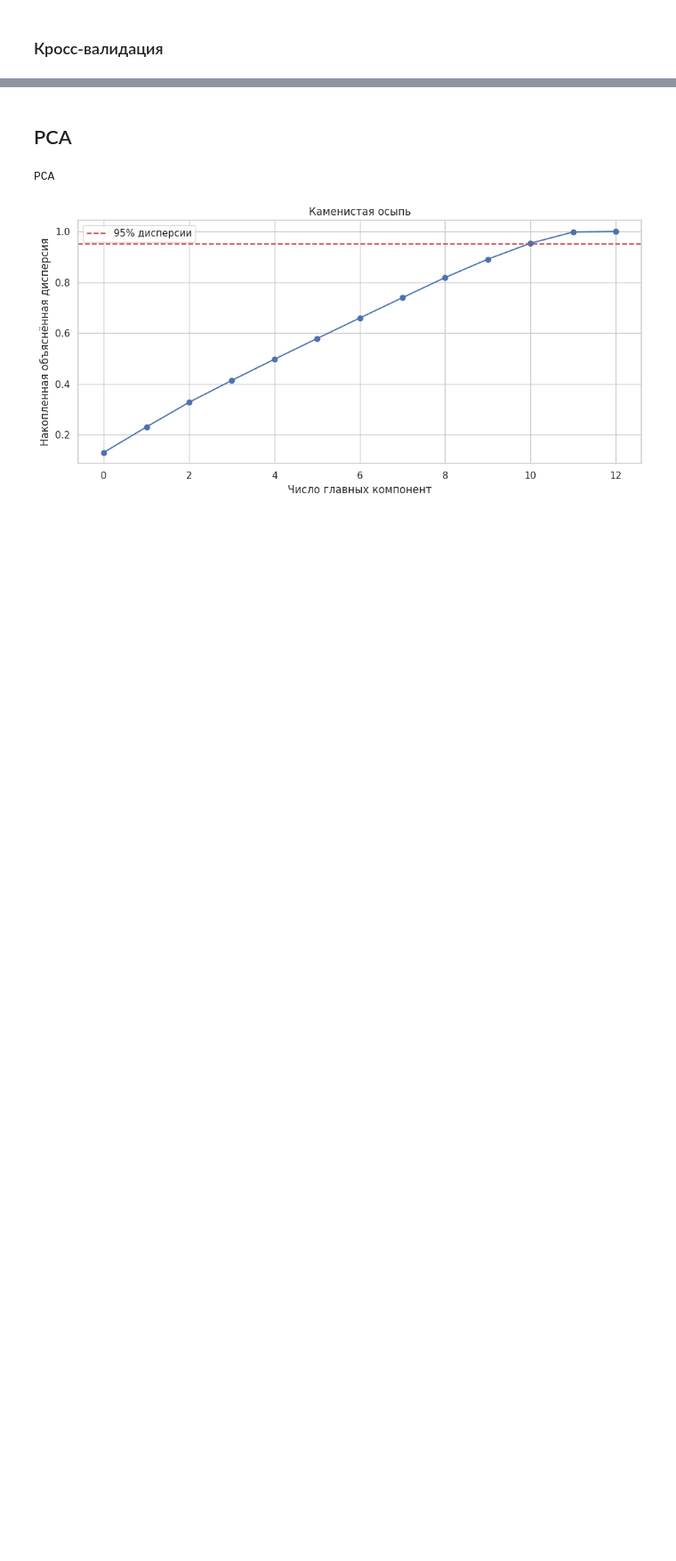
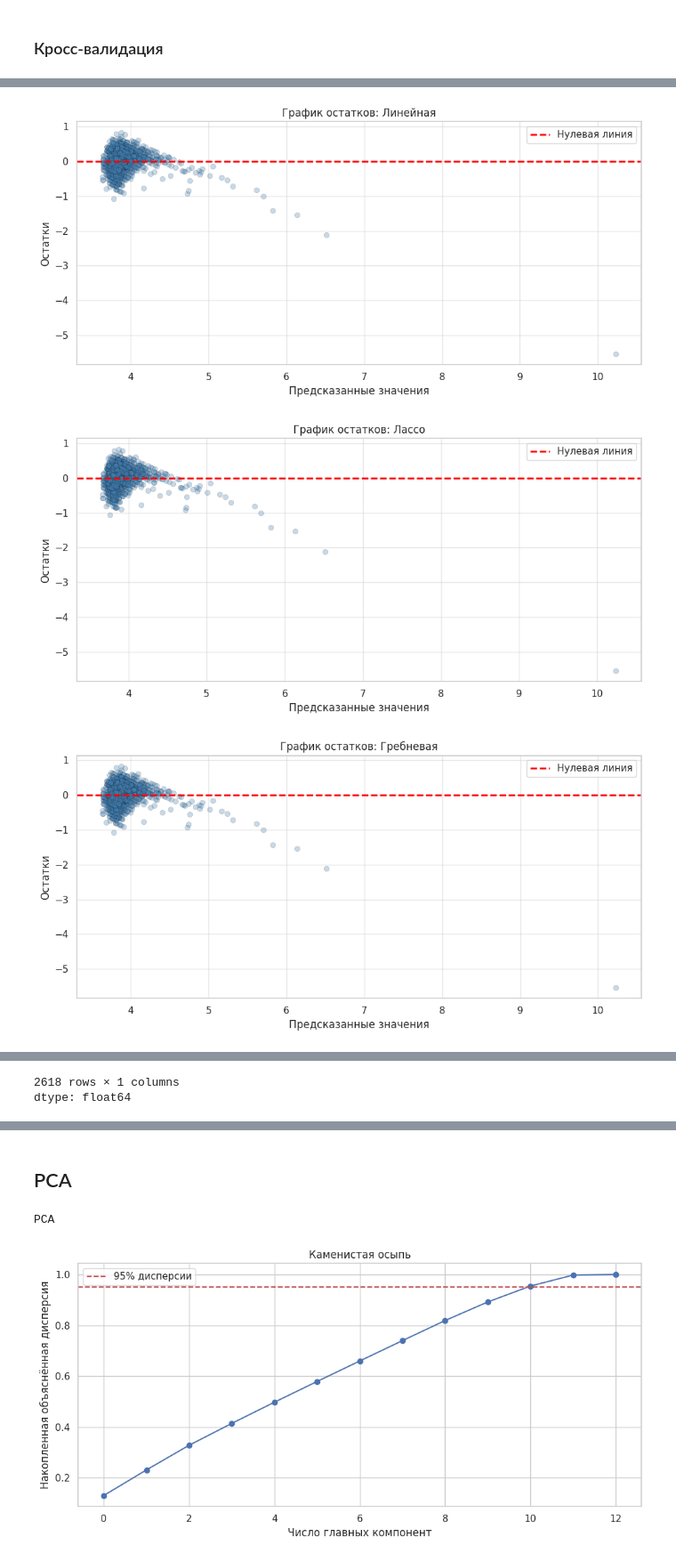
Before and after one commit to iamblueladadilabuda/siimo_lab_1, a Jupyter notebook: siimo_lab_1.ipynb, the cells around one changed output, grey strips where cells are left out. Shown at 89% size. Saved outputs shown, nothing was run; the diff lists cells and outputs as text; code cells hidden in the pictures; blank space fills up the shorter version.

```diff
--- a/siimo_lab_1.ipynb
+++ b/siimo_lab_1.ipynb
@@ -316,0 +439,11 @@ CV R² (Гребневая): 0.2302779001237361 ± 0.033262247206087274
+# %%
+Plot_Residuals(LinearRegression(),
+               x_train, y_train, x_test, y_test, "Линейная")
+Plot_Residuals(Lasso(alpha=0.001, max_iter=10000),
+               x_train, y_train, x_test, y_test, "Лассо")
+Plot_Residuals(Ridge(alpha=1.0),
+               x_train, y_train, x_test, y_test, "Гребневая")
+# %% [output]
+[figure, added]
+[figure, added]
+[figure, added]
@@ -316,0 +462,2 @@ CV R² (Гребневая): 0.2302779001237361 ± 0.033262247206087274
+2618 rows × 1 columns
+dtype: float64
```
Also changed, not shown: parts of 56 cells of this notebook.
